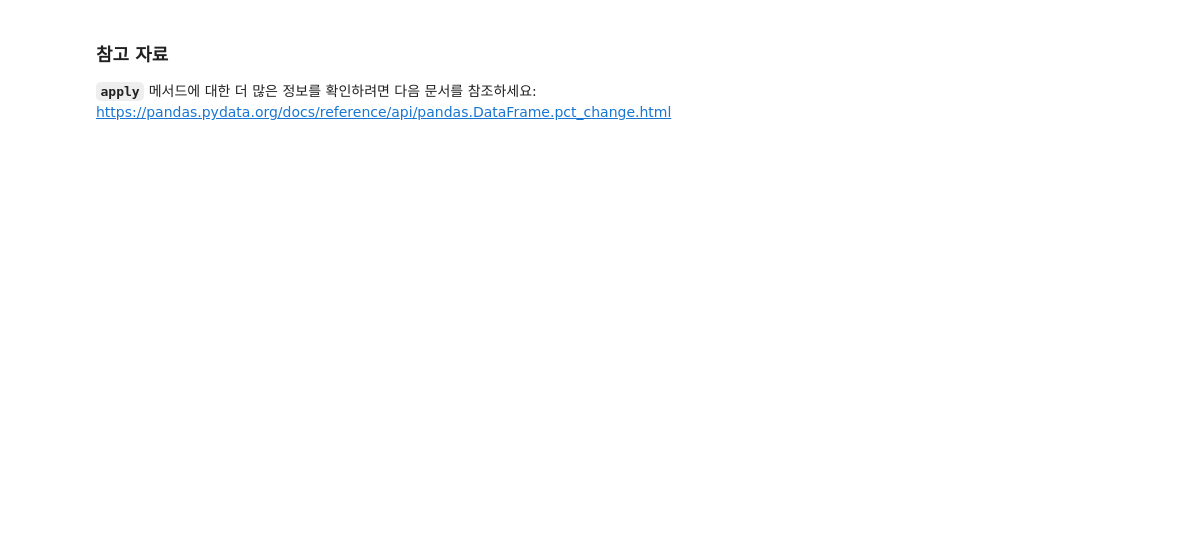
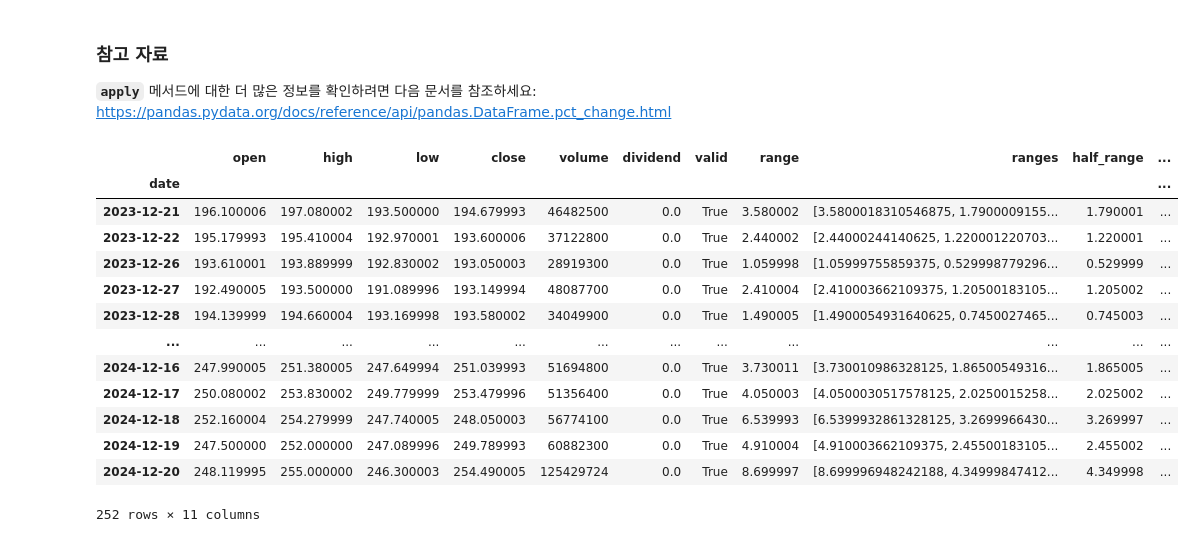
Before and after one commit to restful3/ml4t, a Jupyter notebook: source/02. Analyzing and Transforming Financial Market Data with pandas_song.ipynb, the cells around one changed output. Drawn from its saved outputs; the diff is of its cells as text; code cells hidden in the pictures; blank space fills up the shorter version.

```diff
--- a/source/02. Analyzing and Transforming Financial Market Data with pandas_song.ipynb
+++ b/source/02. Analyzing and Transforming Financial Market Data with pandas_song.ipynb
@@ -3031,3 +3039,35 @@ display(df)
 
 **`apply`** 메서드에 대한 더 많은 정보를 확인하려면 다음 문서를 참조하세요:
 [https://pandas.pydata.org/docs/reference/api/pandas.DataFrame.pct_change.html](https://pandas.pydata.org/docs/reference/api/pandas.DataFrame.pct_change.html)
+# %%
+def return_list_values(row, high_col, low_col):
+    price_range = row[high_col] - row[low_col]
+    return [price_range, price_range/2, price_range*2]
+
+# 적용 방법 1: 결과가 Series의 리스트로 저장됨
+df["ranges"] = df.apply(return_list_values, args=("high", "low"), axis=1)
+
+# 적용 방법 2: result_type='expand'를 사용하여 여러 열로 확장
+df[["range", "half_range", "double_range"]] = df.apply(
+    return_list_values,
+    args=("high", "low"),
+    axis=1,
+    result_type='expand'
+)
+# %%
+df
+# %% [output]
+|  | open | high | low | close | volume | dividend | valid | range | ranges | half_range | ... |
+| date |  |  |  |  |  |  |  |  |  |  | ... |
+| 2023-12-21 | 196.100006 | 197.080002 | 193.500000 | 194.679993 | 46482500 | 0.0 | True | 3.580002 | [3.5800018310546875, 1.7900009155... | 1.790001 | ... |
+| 2023-12-22 | 195.179993 | 195.410004 | 192.970001 | 193.600006 | 37122800 | 0.0 | True | 2.440002 | [2.44000244140625, 1.220001220703... | 1.220001 | ... |
+| 2023-12-26 | 193.610001 | 193.889999 | 192.830002 | 193.050003 | 28919300 | 0.0 | True | 1.059998 | [1.05999755859375, 0.529998779296... | 0.529999 | ... |
+| 2023-12-27 | 192.490005 | 193.500000 | 191.089996 | 193.149994 | 48087700 | 0.0 | True | 2.410004 | [2.410003662109375, 1.20500183105... | 1.205002 | ... |
+| 2023-12-28 | 194.139999 | 194.660004 | 193.169998 | 193.580002 | 34049900 | 0.0 | True | 1.490005 | [1.4900054931640625, 0.7450027465... | 0.745003 | ... |
+| ... | ... | ... | ... | ... | ... | ... | ... | ... | ... | ... | ... |
+| 2024-12-16 | 247.990005 | 251.380005 | 247.649994 | 251.039993 | 51694800 | 0.0 | True | 3.730011 | [3.730010986328125, 1.86500549316... | 1.865005 | ... |
+| 2024-12-17 | 250.080002 | 253.830002 | 249.779999 | 253.479996 | 51356400 | 0.0 | True | 4.050003 | [4.0500030517578125, 2.0250015258... | 2.025002 | ... |
+| 2024-12-18 | 252.160004 | 254.279999 | 247.740005 | 248.050003 | 56774100 | 0.0 | True | 6.539993 | [6.5399932861328125, 3.2699966430... | 3.269997 | ... |
+| 2024-12-19 | 247.500000 | 252.000000 | 247.089996 | 249.789993 | 60882300 | 0.0 | True | 4.910004 | [4.910003662109375, 2.45500183105... | 2.455002 | ... |
+| 2024-12-20 | 248.119995 | 255.000000 | 246.300003 | 254.490005 | 125429724 | 0.0 | True | 8.699997 | [8.699996948242188, 4.34999847412... | 4.349998 | ... |
+252 rows × 11 columns
```
Also changed, not shown: parts of 45 cells of this notebook, 2 other files.
